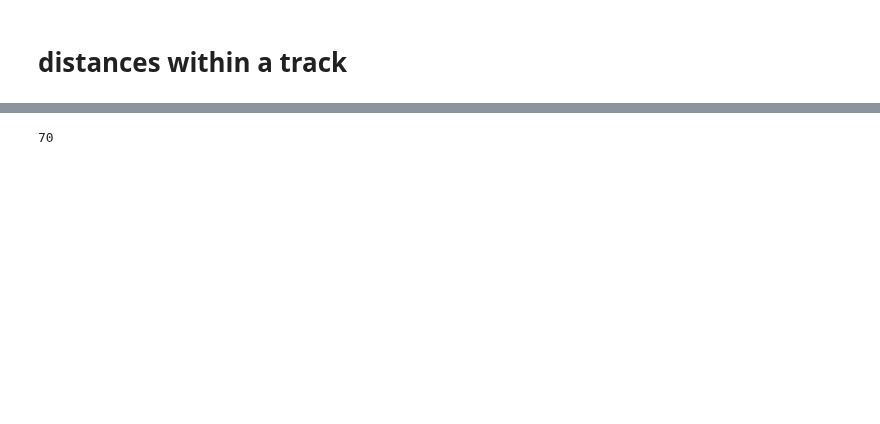
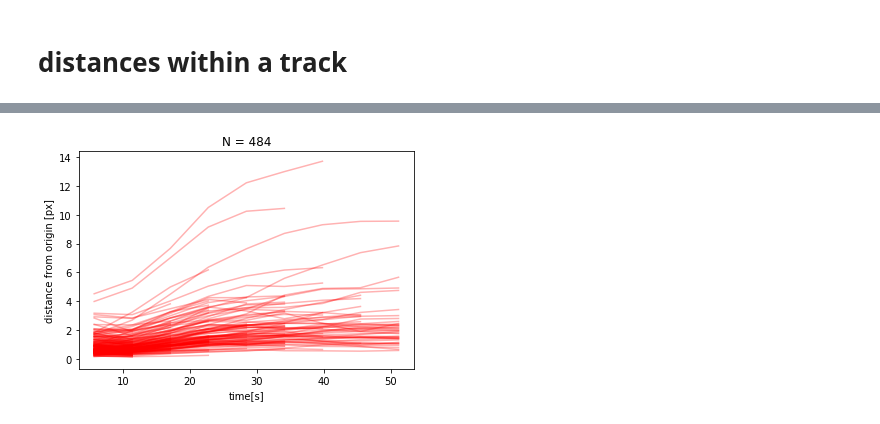
Before and after one commit to pylattice/pyLattice, a Jupyter notebook: src/jupyter/detectedTracks_analyze.ipynb, the cells around one changed output, grey strips where cells are left out. Cells and saved outputs as stored; diff of their text form; code cells hidden in the pictures; blank space fills up the shorter version.

```diff
--- a/src/jupyter/detectedTracks_analyze.ipynb
+++ b/src/jupyter/detectedTracks_analyze.ipynb
@@ -417,19 +173,42 @@ time_inSeconds = ((track['frameId'].astype(float).values)*framerate_msec/1000)
 # %%
-x = track['x'].values.astype(float)
-y = track['y'].values.astype(float)
-z = track['z'].values.astype(float)
 
-distances = []
-distToOrigin = []
-origin = np.array([x[0],y[0],z[0]])
-for i in range(1,70):
-    a = np.array([x[i-1],y[i-1],z[i-1]])
-    b = np.array([x[i],y[i],z[i]])
-    dist = np.linalg.norm(a-b)
-    dist2ori = np.linalg.norm(origin-a)
-    distances.append(dist)
-    distToOrigin.append(dist2ori)
+
+tracksBeingTested = dataUnique['trackId'].values[0:2000]
+
+N = len(tracksBeingTested)
+iteration = 0
+
+for trackID in tracksBeingTested:
+
+    track = data[data['trackId'] == trackID]
+    #print((track['tracklength'].values)[0])
+    tracklength = (track['tracklength'].values)[0]
+    track = track[0:tracklength]
+    time_inSeconds = ((track['frameId'].astype(float).values)*framerate_msec/1000)
+
+    x = track['x'].values.astype(float)
+    y = track['y'].values.astype(float)
+    z = track['z'].values.astype(float)
+    a = track['A'].values.astype(float)
+
+    distances = []
+    distToOrigin = []
+    origin = np.array([x[0],y[0],z[0]])
+    for i in range(1,len(x)):
+        a = np.array([x[i-1],y[i-1],z[i-1]])
+        b = np.array([x[i],y[i],z[i]])
+        dist = np.linalg.norm(a-b)
+        dist2ori = np.linalg.norm(origin-a)
+        distances.append(dist)
+        distToOrigin.append(dist2ori)
+
+
+    plt.plot(time_inSeconds[0:-1],scipy.ndimage.filters.uniform_filter(distToOrigin,size =5),c='r',alpha=0.3)
+    plt.xlabel('time[s]')
+    plt.ylabel('distance from origin [px]')
+    plt.title('N = '+str(N))
+
+
+#plt.ylim(0,20000)
+# %% [output]
+[figure, added]
-# %%
-len(time_inSeconds)
-# %% [output]
-70
```
Also changed, not shown: parts of 47 cells of this notebook, 2 other files.
